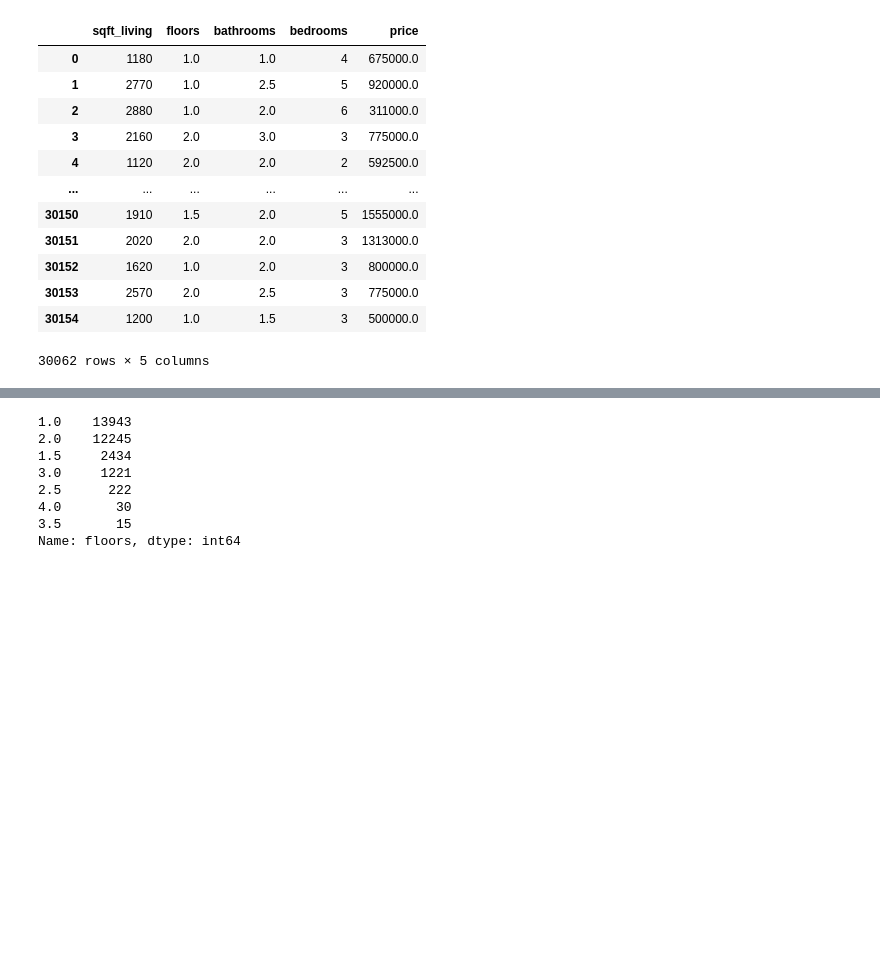
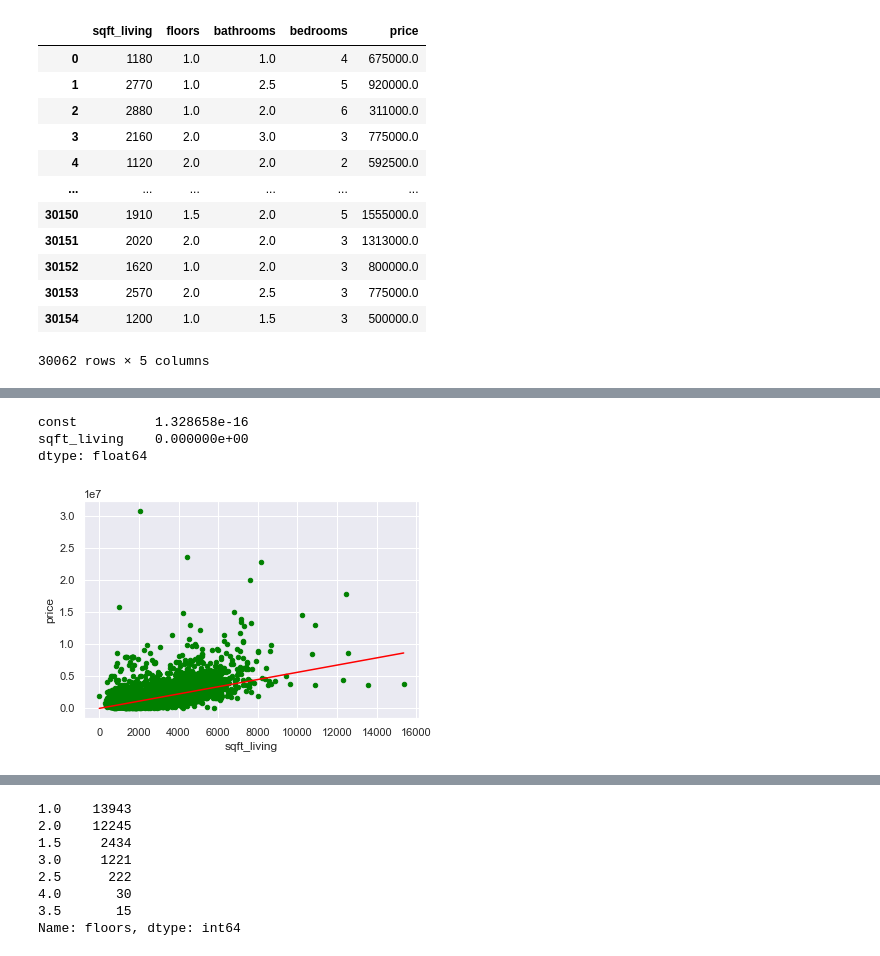
Before and after one commit to ldwilker10/dsc-phase-2-project-v2-5, a Jupyter notebook: student copy.ipynb, the cells around one changed output, grey strips where cells are left out. Cells and saved outputs as stored; diff of their text form; code cells hidden in the pictures; blank space fills up the shorter version.

```diff
--- a/student copy.ipynb
+++ b/student copy.ipynb
@@ -271,0 +293,17 @@ kc_subset
+# %%
+fig, ax = plt.subplots();
+kc_subset.plot(x="sqft_living", y="price", kind="scatter", color= "green", ax=ax)
+
+# set up line data representing linear regression model
+x = np.linspace(kc_subset["sqft_living"].min(), kc_subset["sqft_living"].max())
+y = x * results.params["sqft_living"] + results.params["const"]
+
+# plot model on the same axes as the data
+ax.plot(x, y, color="red");
+
+print(results.pvalues)
+# %% [output]
+const          1.328658e-16
+sqft_living    0.000000e+00
+dtype: float64
+[figure, added]
```
Also changed, not shown: parts of 6 cells of this notebook.
